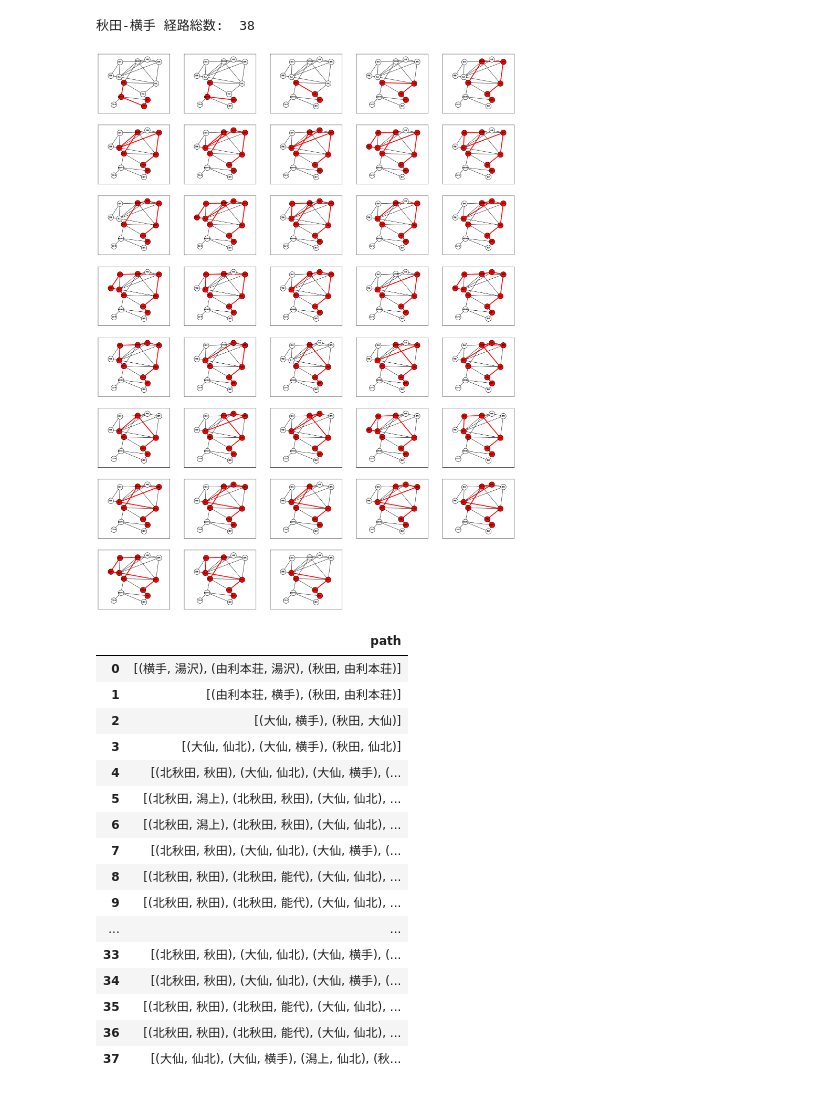
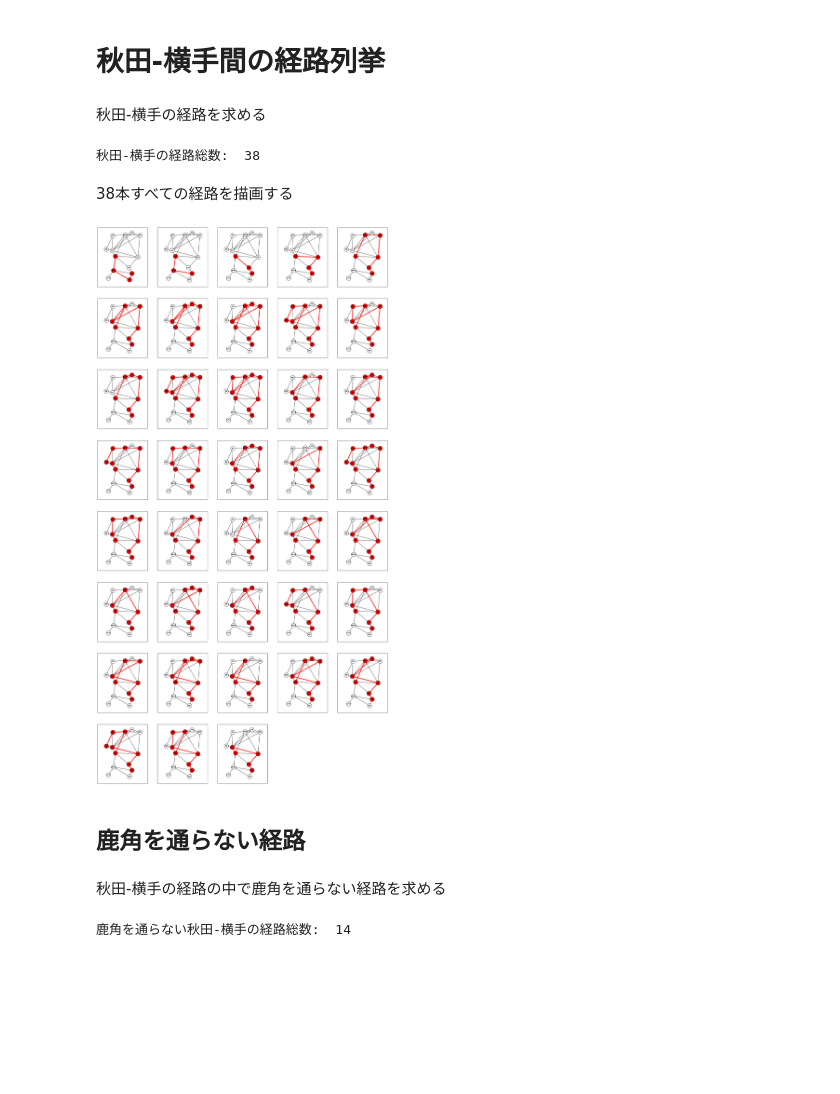
Before and after one commit to N0nki/OC2017_demo, a Jupyter notebook: graphillion_demo_akita.ipynb, the cells around one changed output. Drawn from its saved outputs; the diff is of its cells as text; code cells hidden in the pictures; blank space fills up the shorter version.

Commit message:
add infomation about akita model

```diff
--- a/graphillion_demo_akita.ipynb
+++ b/graphillion_demo_akita.ipynb
@@ -30,5 +74,8 @@ mpl.rcParams['font.family'] = 'Source Han Code JP'
 # %%
 def draw(G, pos, subgraph=None, node_size=1200, font_size=10):
+    """
+    描画関数
+    """
     nx.draw_networkx_nodes(G, pos, node_size=node_size, node_color="w")
     nx.draw_networkx_labels(G, pos, font_family="Source Han Code JP", font_size=font_size)
     nx.draw_networkx_edges(G, pos)
@@ -85,35 +114,27 @@ GraphSet.set_universe(edges)
+# %% [markdown]
+# 秋田-横手間の経路列挙
+# %% [markdown]
+秋田-横手の経路を求める
 # %%
 paths_akita_yokote = GraphSet.paths("秋田", "横手")
-print("秋田-横手 経路総数: ", len(paths_akita_yokote))
+print("秋田-横手の経路総数: ", len(paths_akita_yokote))
 # %% [output]
-秋田-横手 経路総数:  38
+秋田-横手の経路総数:  38
+# %% [markdown]
+38本すべての経路を描画する
 # %%
-plt.figure(figsize=(27, 36))
+plt.figure(figsize=(24, 46))
 for i,path in enumerate(paths_akita_yokote):
     plt.subplot(8, 5, 1+i)
     draw(G, pos, subgraph=path, node_size=400, font_size=6)
-    plt.xticks([])
-    plt.yticks([])
 # %% [output]
-[figure, old version]
+[figure, new version]
-# %%
-# all_paths_akita_yokote = [{"path": path} for path in paths_akita_yokote]
-DataFrame([{"path": path} for path in paths_akita_yokote])
-# %% [output]
-|  | path |
-| 0 | [(横手, 湯沢), (由利本荘, 湯沢), (秋田, 由利本荘)] |
-| 1 | [(由利本荘, 横手), (秋田, 由利本荘)] |
-| 2 | [(大仙, 横手), (秋田, 大仙)] |
-| 3 | [(大仙, 仙北), (大仙, 横手), (秋田, 仙北)] |
-| 4 | [(北秋田, 秋田), (大仙, 仙北), (大仙, 横手), (... |
-| 5 | [(北秋田, 潟上), (北秋田, 秋田), (大仙, 仙北), ... |
-| 6 | [(北秋田, 潟上), (北秋田, 秋田), (大仙, 仙北), ... |
-| 7 | [(北秋田, 秋田), (大仙, 仙北), (大仙, 横手), (... |
-| 8 | [(北秋田, 秋田), (北秋田, 能代), (大仙, 仙北), ... |
-| 9 | [(北秋田, 秋田), (北秋田, 能代), (大仙, 仙北), ... |
-| ... | ... |
-| 33 | [(北秋田, 秋田), (大仙, 仙北), (大仙, 横手), (... |
-| 34 | [(北秋田, 秋田), (大仙, 仙北), (大仙, 横手), (... |
-| 35 | [(北秋田, 秋田), (北秋田, 能代), (大仙, 仙北), ... |
-| 36 | [(北秋田, 秋田), (北秋田, 能代), (大仙, 仙北), ... |
-| 37 | [(大仙, 仙北), (大仙, 横手), (潟上, 仙北), (秋... |
+# %% [markdown]
+## 鹿角を通らない経路
+# %% [markdown]
+秋田-横手の経路の中で鹿角を通らない経路を求める
+# %%
+paths_akita_yokote_excluding_kaduno = paths_akita_yokote.excluding("鹿角")
+print("鹿角を通らない秋田-横手の経路総数: ", len(paths_akita_yokote_excluding_kaduno))
+# %% [output]
+鹿角を通らない秋田-横手の経路総数:  14
```
Also changed, not shown: parts of 12 cells of this notebook.
